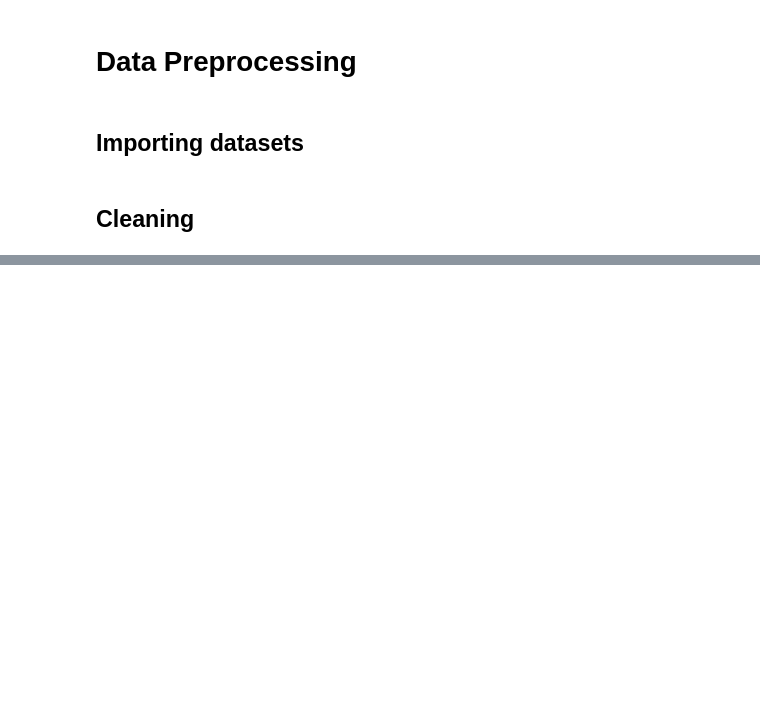
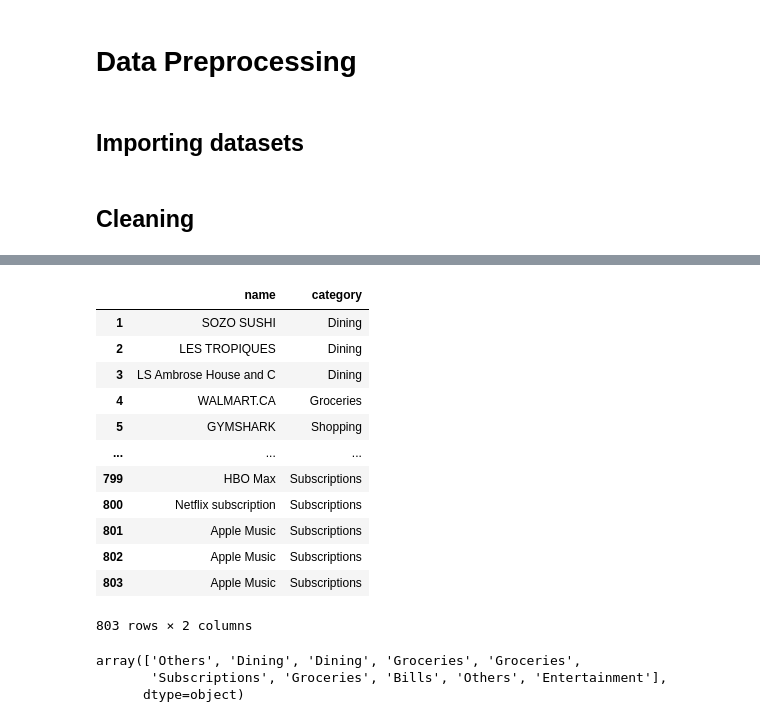
Before and after one commit to adja-camara/untitledproject, a Jupyter notebook: data_preprocessing.ipynb, the cells around one changed output, grey strips where cells are left out. Saved outputs shown, nothing was run; the diff lists cells and outputs as text; code cells hidden in the pictures; blank space fills up the shorter version.

```diff
--- a/data_preprocessing.ipynb
+++ b/data_preprocessing.ipynb
@@ -44,0 +187,25 @@ df_all
+# %%
+# adding more data bc results were bad
+
+import random
+
+# categories with too few samples
+categories = {
+    "Bills": ["Hydro Quebec", "Bell Canada phone bill", "Electricity bill", "Water utility payment", "Internet bill"],
+    "Entertainment": ["Movie theater ticket", "Spotify premium", "Concert ticket", "Video game purchase", "Disney+ subscription"],
+    "Groceries": ["Walmart groceries", "Costco food", "IGA supermarket", "Metro grocery", "Farmers market"],
+    "Insurance": ["Car insurance premium", "Home insurance payment", "Life insurance bill", "Travel insurance fee", "Health insurance coverage"],
+    "Subscriptions": ["Netflix subscription", "Amazon Prime membership", "Apple Music", "HBO Max", "YouTube Premium"]
+}
+
+# Generate 100 synthetic samples for each
+synthetic_data = []
+for cat, examples in categories.items():
+    for i in range(100):
+        desc = random.choice(examples)
+        synthetic_data.append({"description": desc, "category": cat})
+
+df = pd.DataFrame(synthetic_data)
+
+print(df.sample(10))  # preview
+print(f"Total new samples: {len(df)}")
@@ -44,0 +225,39 @@ df_all
+# %%
+df_cat_cat = df_cat.iloc[:, [1, 3]]
+df.columns = df_cat_cat.columns
+df2 = pd.concat([df_cat_cat, df], ignore_index = True)
+df2.columns = ["name", "category"]
+df2 = df2[1:]
+df2
+# %% [output]
+|  | name | category |
+| 1 | SOZO SUSHI | Dining |
+| 2 | LES TROPIQUES | Dining |
+| 3 | LS Ambrose House and C | Dining |
+| 4 | WALMART.CA | Groceries |
+| 5 | GYMSHARK | Shopping |
+| ... | ... | ... |
+| 799 | HBO Max | Subscriptions |
+| 800 | Netflix subscription | Subscriptions |
+| 801 | Apple Music | Subscriptions |
+| 802 | Apple Music | Subscriptions |
+| 803 | Apple Music | Subscriptions |
+803 rows × 2 columns
+# %%
+# retraining
+
+vectorizer2 = TfidfVectorizer(stop_words="english")
+
+y2 = df2.iloc[:, 1]
+X2 = vectorizer2.fit_transform(df2.iloc[:, 1])
+X_train2, X_test2, y_train2, y_test2 = train_test_split(X2, y2, test_size=0.2, random_state=42)
+
+model2 = LogisticRegression()
+model2.fit(X_train2, y_train2)
+
+y_hat2 = model2.predict(X_test2)
+y_hat2[:10]
+# %% [output]
+array(['Others', 'Dining', 'Dining', 'Groceries', 'Groceries',
+       'Subscriptions', 'Groceries', 'Bills', 'Others', 'Entertainment'],
+      dtype=object)
```
Also changed, not shown: parts of 18 cells of this notebook, 1 other file.
